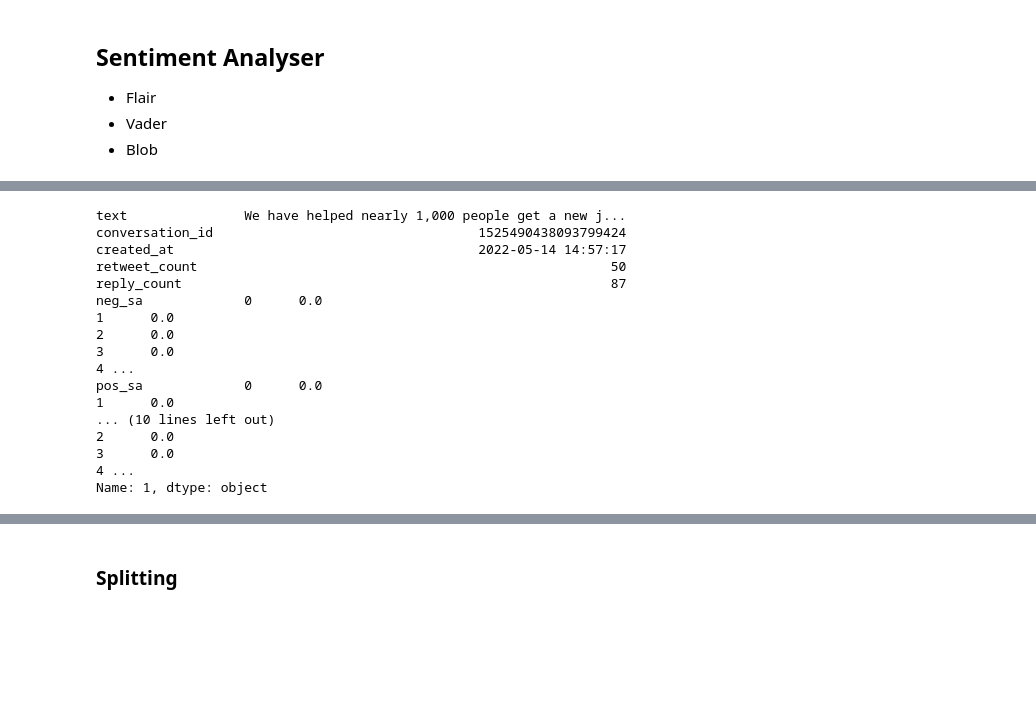
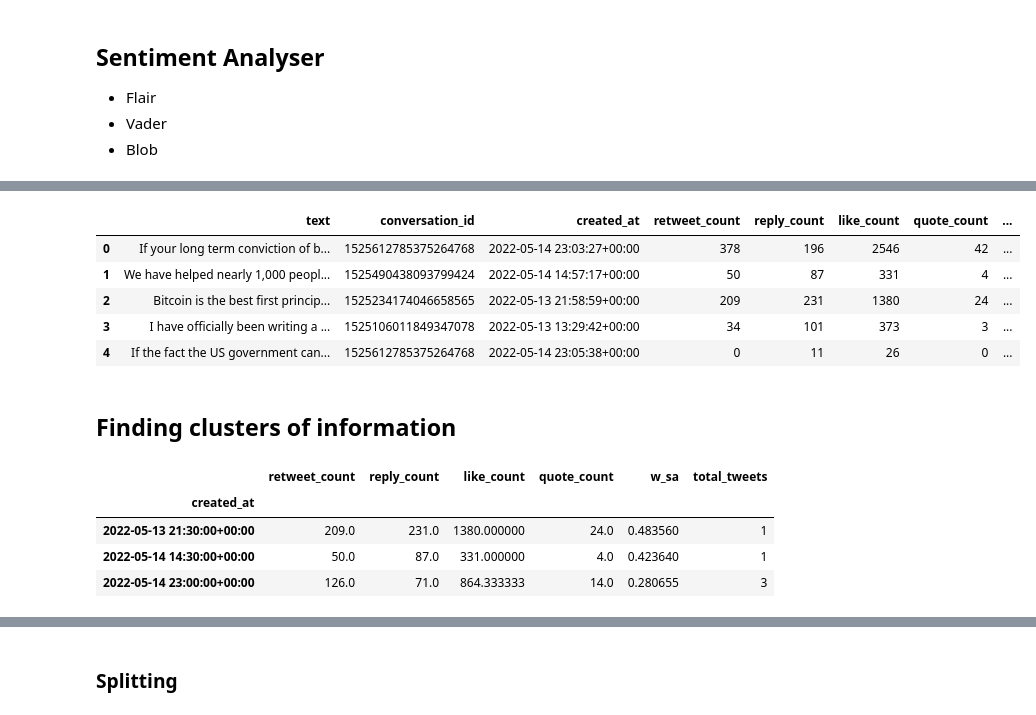
Before and after one commit to Amin-Debabeche/FinEconometrics, a Jupyter notebook: scripts/sentiment_analysis/functions/cleaning.ipynb, the cells around one changed output, grey strips where cells are left out. Drawn from its saved outputs; the diff is of its cells as text; code cells hidden in the pictures; blank space fills up the shorter version.

```diff
--- a/scripts/sentiment_analysis/functions/cleaning.ipynb
+++ b/scripts/sentiment_analysis/functions/cleaning.ipynb
@@ -198,22 +169,12 @@ ValueError: Length mismatch: Expected axis has 279 elements, new values have 1 e
-# %%
-twitter_df
-# %% [output]
-text               We have helped nearly 1,000 people get a new j...
-conversation_id                                  1525490438093799424
-created_at                                       2022-05-14 14:57:17
-retweet_count                                                     50
-reply_count                                                       87
-neg_sa             0      0.0
-1      0.0
-2      0.0
-3      0.0
-4 ...
-pos_sa             0      0.0
-1      0.0
-... (10 lines left out)
-2      0.0
-3      0.0
-4 ...
-Name: 1, dtype: object
+# %%
+total_df = sentiment_analyser(total_df)
+total_df.head()
+# %% [output]
+|  | text | conversation_id | created_at | retweet_count | reply_count | like_count | quote_count | ... |
+| 0 | If your long term conviction of b... | 1525612785375264768 | 2022-05-14 23:03:27+00:00 | 378 | 196 | 2546 | 42 | ... |
+| 1 | We have helped nearly 1,000 peopl... | 1525490438093799424 | 2022-05-14 14:57:17+00:00 | 50 | 87 | 331 | 4 | ... |
+| 2 | Bitcoin is the best first princip... | 1525234174046658565 | 2022-05-13 21:58:59+00:00 | 209 | 231 | 1380 | 24 | ... |
+| 3 | I have officially been writing a ... | 1525106011849347078 | 2022-05-13 13:29:42+00:00 | 34 | 101 | 373 | 3 | ... |
+| 4 | If the fact the US government can... | 1525612785375264768 | 2022-05-14 23:05:38+00:00 | 0 | 11 | 26 | 0 | ... |
 # %%
 import multiprocessing
@@ -237,0 +212,2 @@ tmp = pd.concat(tmp)
+# %% [markdown]
+## Finding clusters of information
@@ -237,0 +223,8 @@ tmp = pd.concat(tmp)
+# %%
+features_df
+# %% [output]
+|  | retweet_count | reply_count | like_count | quote_count | w_sa | total_tweets |
+| created_at |  |  |  |  |  |  |
+| 2022-05-13 21:30:00+00:00 | 209.0 | 231.0 | 1380.000000 | 24.0 | 0.483560 | 1 |
+| 2022-05-14 14:30:00+00:00 | 50.0 | 87.0 | 331.000000 | 4.0 | 0.423640 | 1 |
+| 2022-05-14 23:00:00+00:00 | 126.0 | 71.0 | 864.333333 | 14.0 | 0.280655 | 3 |
```
Also changed, not shown: parts of 26 cells of this notebook.
